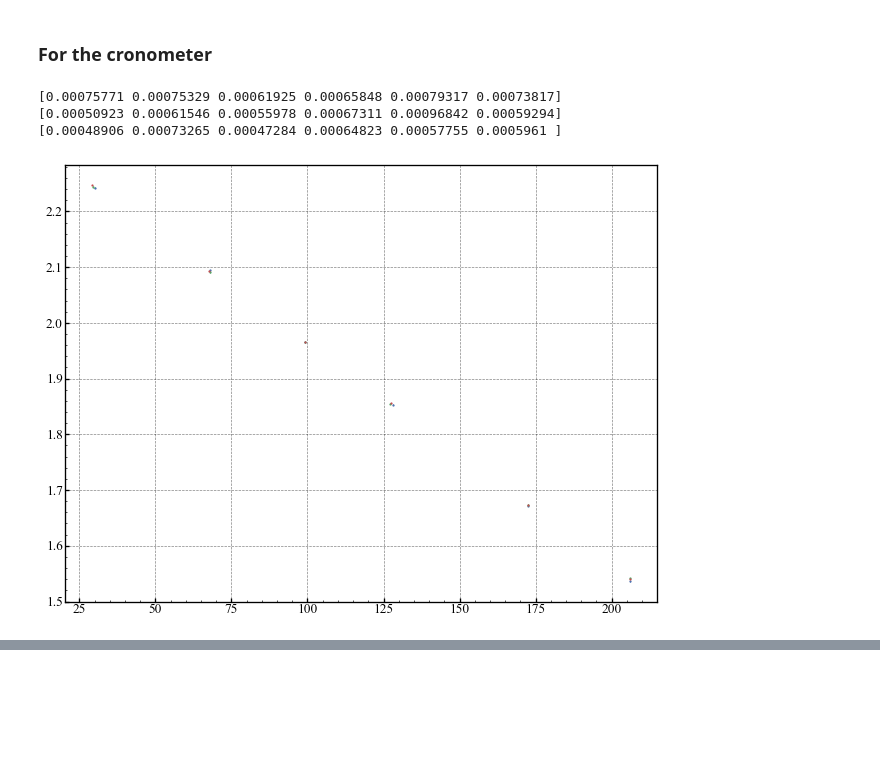
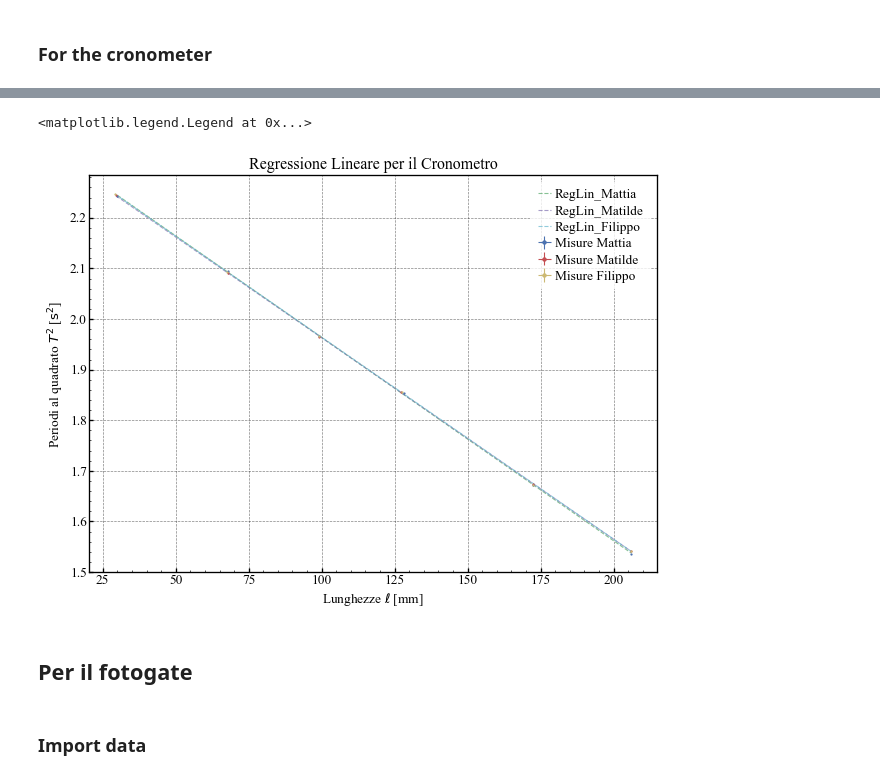
Before and after one commit to Mattia04/Accelerazione-gravitazionale, a Jupyter notebook: script.ipynb, the cells around one changed output, grey strips where cells are left out. Saved outputs shown, nothing was run; the diff lists cells and outputs as text; code cells hidden in the pictures; blank space fills up the shorter version.

```diff
--- a/script.ipynb
+++ b/script.ipynb
@@ -64,20 +64,56 @@ data_cronos = [data_crono_mattia, data_crono_matilde, data_crono_filippo]
 ## Analysis
 # %% [markdown]
 ### For the cronometer
-# %%
-for dataset in data_cronos:
-    X = dataset.columns.values
-    periods = dataset.T.to_numpy()
-    mean_periods, std_periods = functions.calculate_moving_average(periods)
-
-    Y = np.square(mean_periods)
-    Yerr = 2 * np.multiply(mean_periods, std_periods)
-    print(Yerr)
-
-    plt.errorbar(X, Y, Yerr, xerr=0.02, ls="", marker=".")
-    # plt.savefig("test.png")
-# %% [output]
-[0.00075771 0.00075329 0.00061925 0.00065848 0.00079317 0.00073817]
-[0.00050923 0.00061546 0.00055978 0.00067311 0.00096842 0.00059294]
-[0.00048906 0.00073265 0.00047284 0.00064823 0.00057755 0.0005961 ]
-[figure, removed]
+# %%
+names = ["Mattia", "Matilde", "Filippo"]
+
+for i, dataset in enumerate(data_cronos):
+    X = dataset.columns.values
+    periods = dataset.T.to_numpy()
+    mean_periods, std_periods = functions.calc_moving_average(periods)
+
+    Y = np.square(mean_periods)
+    Yerr = 2 * np.multiply(mean_periods, std_periods)
+
+    plt.errorbar(
+        X,
+        Y,
+        Yerr,
+        xerr=0.02,
+        ls="",
+        marker=".",
+        label=f"Misure {names[i]}",
+    )
+
+    params, uncert = functions.calc_reg_lin(X, Y, Yerr)
+
+    g_value = (4 * np.pi**2) / params[0]
+    g_uncert = g_value * uncert[0] / params[0]
+
+    print(f"~~~ Set Cronometro {names[i]}")
+    print(f"g = {g_value:.1f}±{g_uncert:.1f} mm/s^2")
+
+    X_reg = np.linspace(min(X), max(X), 100)
+    Y_reg = params[0] * X_reg + params[1]
+    plt.plot(X_reg, Y_reg, alpha=0.7, ls="--", label=f"RegLin_{names[i]}")
+
+    # * check if crosses zero
+    lunghezza_riferimento = 405  # mm
+    X = X[0] - X + lunghezza_riferimento - functions.calc_cm()
+    reg_Y = (4 * np.pi**2) * X / g_value
+
+    print("T squared sperimental: ", Y)
+    print("T squared regression: ", reg_Y)
+    print("T squared difference", abs(Y) - abs(reg_Y))
+    # ! c'è errore sistematico
+    # ? come lo tolgo?
+    # TODO stimare l'incertezza dell'errore sistematico
+    # * ho 1cm di errore sistematico sulla lunghezza di riferimento
+
+
+plt.title("Regressione Lineare per il Cronometro")
+plt.xlabel(r"Lunghezze $\ell$ [mm]")
+plt.ylabel(r"Periodi al quadrato $T^2$ [$\text{s}^2$]")
+plt.legend()
+# plt.savefig("images/Regressione Lineare Cronometro.png")
+# %% [output]
@@ -83,0 +135,6 @@ for dataset in data_cronos:
+<matplotlib.legend.Legend at 0x...>
+[figure, added]
+# %% [markdown]
+## Per il fotogate
+# %% [markdown]
+### Import data
```
Also changed, not shown: parts of 6 cells of this notebook.
